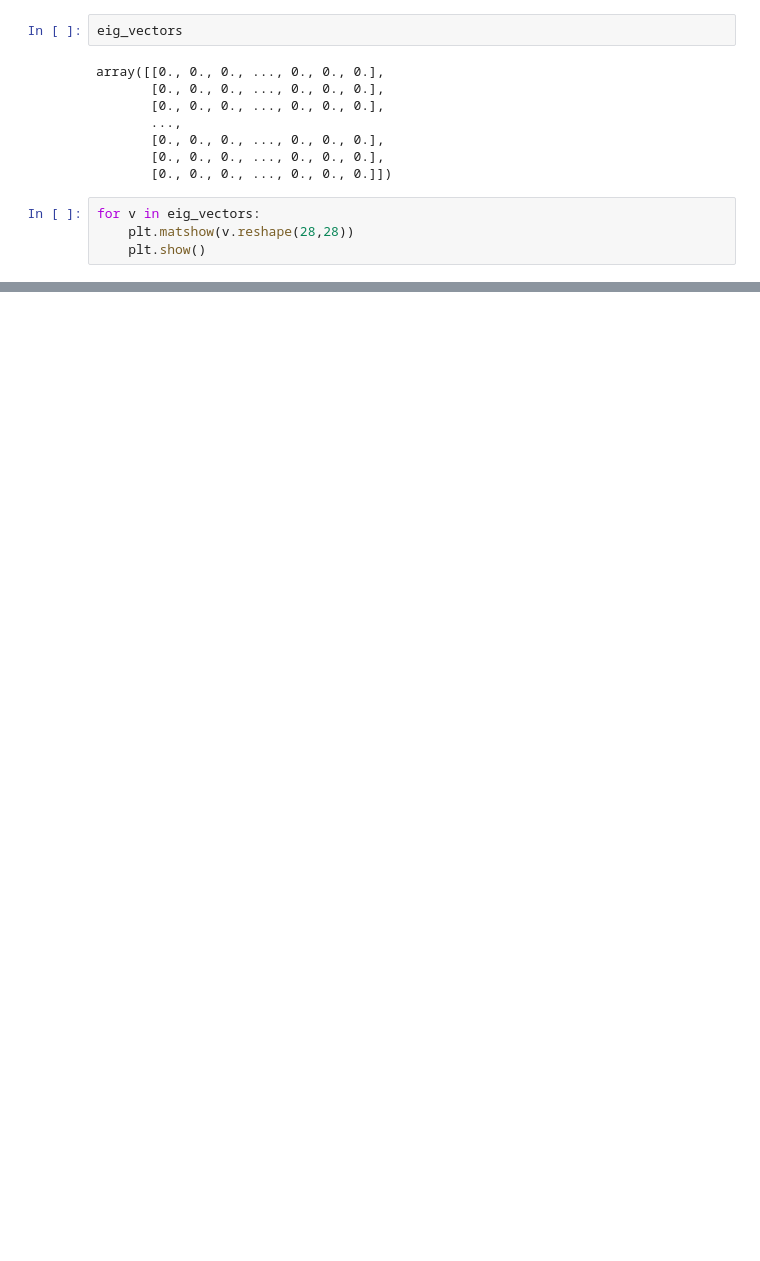
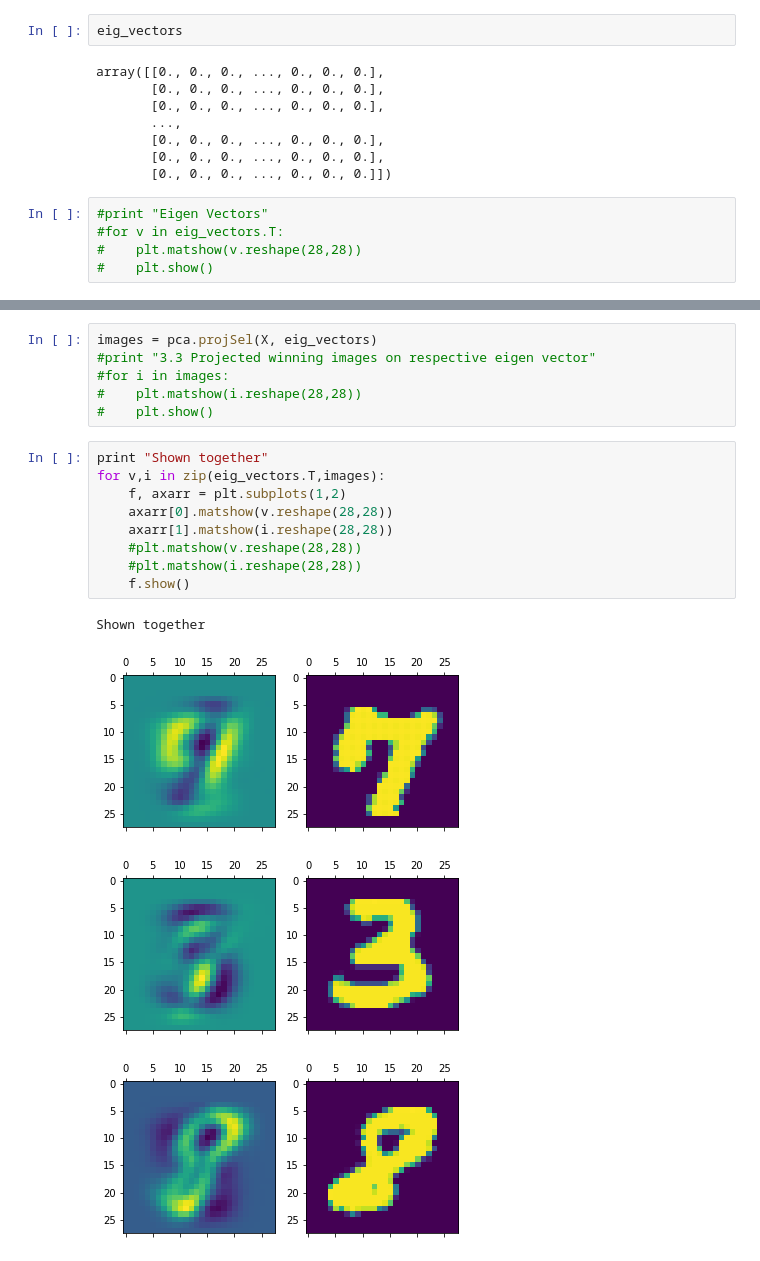
Before and after one commit to adpextwindong/GA1_LinRegLogReg, a Jupyter notebook: GA4/PCA.ipynb, the cells around one changed output, grey strips where cells are left out. Drawn from its saved outputs; the diff is of its cells as text; blank space fills up the shorter version.

```diff
--- a/GA4/PCA.ipynb
+++ b/GA4/PCA.ipynb
@@ -52,6 +52,7 @@ array([[0., 0., 0., ..., 0., 0., 0.],
        [0., 0., 0., ..., 0., 0., 0.],
        [0., 0., 0., ..., 0., 0., 0.]])
 # %%
-for v in eig_vectors:
-    plt.matshow(v.reshape(28,28))
-    plt.show()
+#print "Eigen Vectors"
+#for v in eig_vectors.T:
+#    plt.matshow(v.reshape(28,28))
+#    plt.show()
@@ -68,0 +59,20 @@ for v in eig_vectors:
+# %%
+images = pca.projSel(X, eig_vectors)
+#print "3.3 Projected winning images on respective eigen vector"
+#for i in images:
+#    plt.matshow(i.reshape(28,28))
+#    plt.show()
+# %%
+print "Shown together"
+for v,i in zip(eig_vectors.T,images):
+    f, axarr = plt.subplots(1,2)
+    axarr[0].matshow(v.reshape(28,28))
+    axarr[1].matshow(i.reshape(28,28))
+    #plt.matshow(v.reshape(28,28))
+    #plt.matshow(i.reshape(28,28))
+    f.show()
+# %% [output]
+Shown together
+[figure, added]
+[figure, added]
+[figure, added]
```
Also changed, not shown: parts of 4 cells of this notebook.
